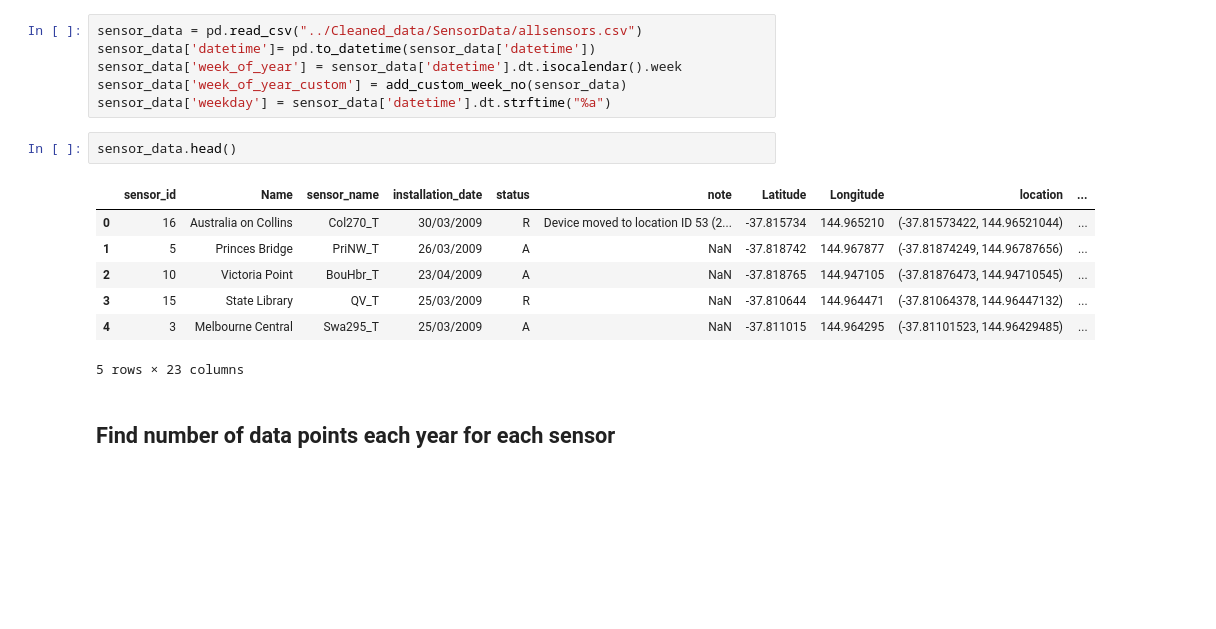
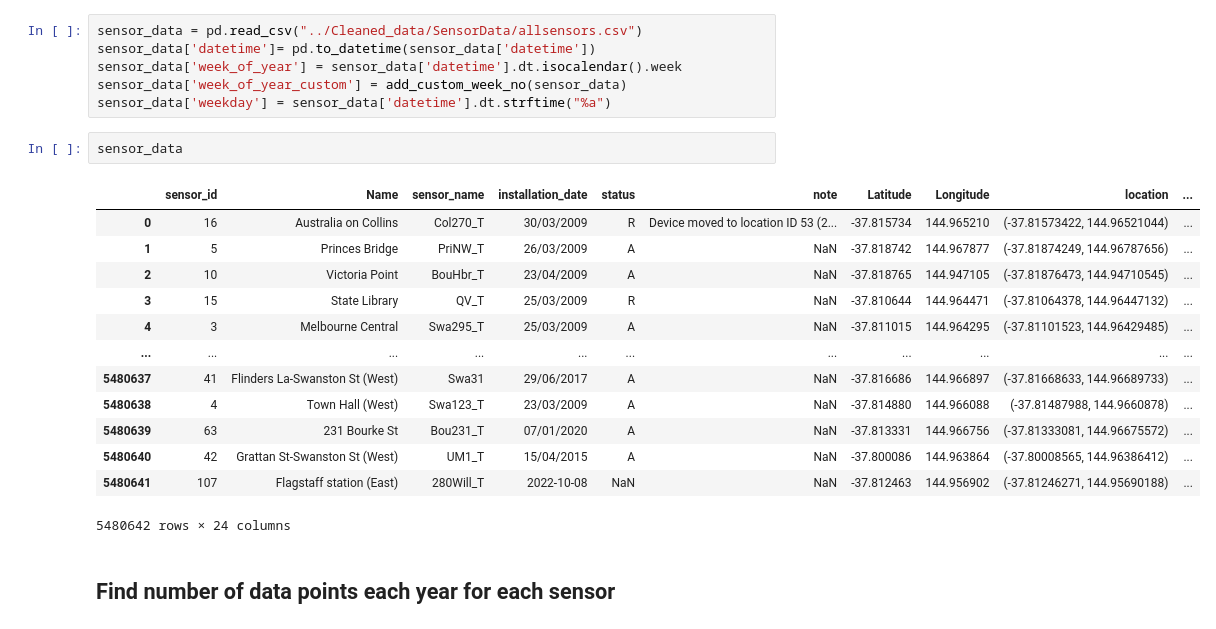
Before and after one commit to nickmalleson/footfall, a Jupyter notebook: MelbourneAnalysis/2. AnalysingData/ExploringFootfallDistribution.ipynb, the cells around one changed output. Drawn from its saved outputs; the diff is of its cells as text; blank space fills up the shorter version.

```diff
--- a/MelbourneAnalysis/2. AnalysingData/ExploringFootfallDistribution.ipynb
+++ b/MelbourneAnalysis/2. AnalysingData/ExploringFootfallDistribution.ipynb
@@ -85,15 +85,21 @@ sensor_data['week_of_year'] = sensor_data['datetime'].dt.isocalendar().week
 sensor_data['week_of_year_custom'] = add_custom_week_no(sensor_data)
 sensor_data['weekday'] = sensor_data['datetime'].dt.strftime("%a")
 # %%
-sensor_data.head()
+sensor_data
 # %% [output]
 |  | sensor_id | Name | sensor_name | installation_date | status | note | Latitude | Longitude | location | ... |
 | 0 | 16 | Australia on Collins | Col270_T | 30/03/2009 | R | Device moved to location ID 53 (2... | -37.815734 | 144.965210 | (-37.81573422, 144.96521044) | ... |
 | 1 | 5 | Princes Bridge | PriNW_T | 26/03/2009 | A | NaN | -37.818742 | 144.967877 | (-37.81874249, 144.96787656) | ... |
 | 2 | 10 | Victoria Point | BouHbr_T | 23/04/2009 | A | NaN | -37.818765 | 144.947105 | (-37.81876473, 144.94710545) | ... |
 | 3 | 15 | State Library | QV_T | 25/03/2009 | R | NaN | -37.810644 | 144.964471 | (-37.81064378, 144.96447132) | ... |
 | 4 | 3 | Melbourne Central | Swa295_T | 25/03/2009 | A | NaN | -37.811015 | 144.964295 | (-37.81101523, 144.96429485) | ... |
+| ... | ... | ... | ... | ... | ... | ... | ... | ... | ... | ... |
+| 5480637 | 41 | Flinders La-Swanston St (West) | Swa31 | 29/06/2017 | A | NaN | -37.816686 | 144.966897 | (-37.81668633, 144.96689733) | ... |
+| 5480638 | 4 | Town Hall (West) | Swa123_T | 23/03/2009 | A | NaN | -37.814880 | 144.966088 | (-37.81487988, 144.9660878) | ... |
+| 5480639 | 63 | 231 Bourke St | Bou231_T | 07/01/2020 | A | NaN | -37.813331 | 144.966756 | (-37.81333081, 144.96675572) | ... |
+| 5480640 | 42 | Grattan St-Swanston St (West) | UM1_T | 15/04/2015 | A | NaN | -37.800086 | 144.963864 | (-37.80008565, 144.96386412) | ... |
+| 5480641 | 107 | Flagstaff station (East) | 280Will_T | 2022-10-08 | NaN | NaN | -37.812463 | 144.956902 | (-37.81246271, 144.95690188) | ... |
-5 rows × 23 columns
+5480642 rows × 24 columns
 # %% [markdown]
 ## Find number of data points each year for each sensor
 # %%
```
Also changed, not shown: 1 other file.
